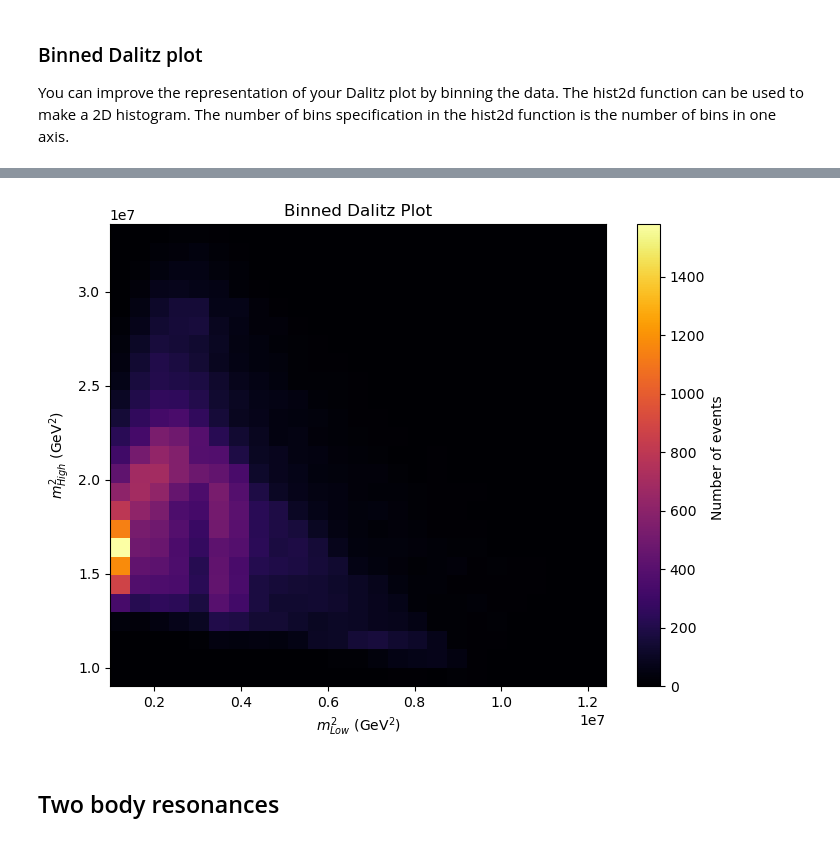
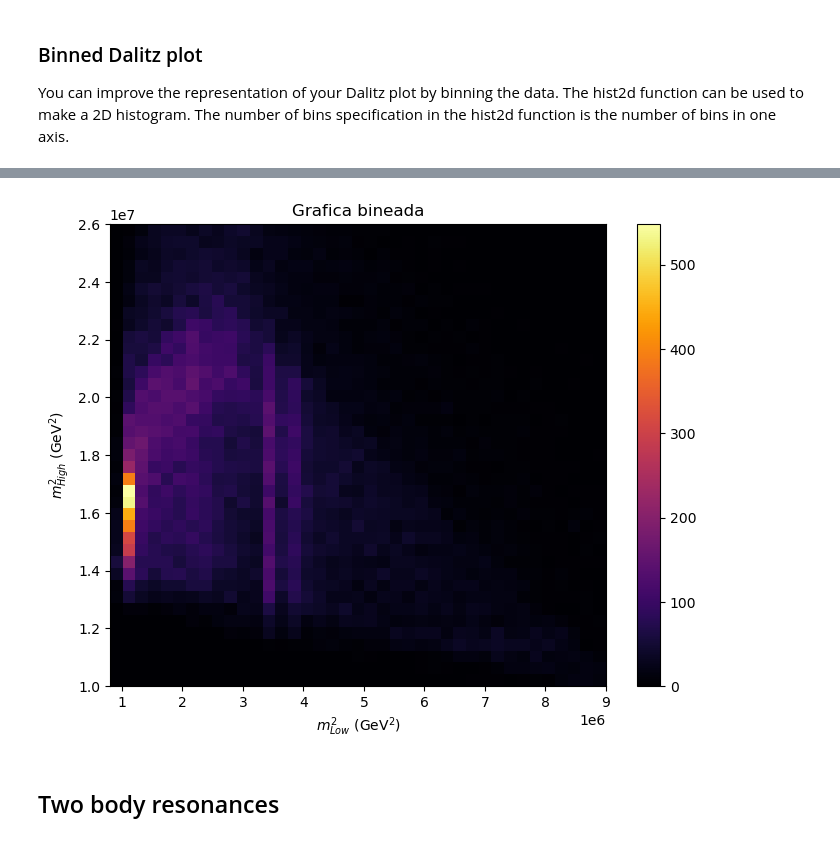
Before and after one commit to JFernando6321/LHCb-Hackathon, a Jupyter notebook: LHCb_Open_Data_Project_PWF.ipynb, the cells around one changed output, grey strips where cells are left out. Saved outputs shown, nothing was run; the diff lists cells and outputs as text; code cells hidden in the pictures.

```diff
--- a/LHCb_Open_Data_Project_PWF.ipynb
+++ b/LHCb_Open_Data_Project_PWF.ipynb
@@ -730,25 +823,22 @@ You can improve the representation of your Dalitz plot by binning the data. The
 # %%
 # plot a binned Dalitz Plot
 # use colorbar() to make a legend for your plot at the side
 plt.figure(figsize=(8, 6))
+# Definir los límites y bins para los histogramas
+bins = [np.linspace(0.8e6, 0.9e7, 40), np.linspace(1e7, 2.6e7, 40)]
 
-
-# Crear un histograma 2D (binned Dalitz plot)
-h, xedges, yedges, im = plt.hist2d(real_data['m_low'], real_data['m_high'], bins=25, cmap='inferno')
+h, xedges, yedges, im = plt.hist2d(real_data['m_low'], real_data['m_high'], bins, cmap='inferno')
 
 # Agregar colorbar para la leyenda
 cbar = plt.colorbar(im)
-cbar.set_label('Number of events ')  # Etiqueta para la barra de color
-
-# Etiquetas y título
+#cbar.set_label('Number of events ')
 plt.xlabel('$m_{Low}^2$ (GeV$^2$)')
 plt.ylabel('$m_{High}^2$ (GeV$^2$)')
-plt.title('Binned Dalitz Plot')
-
-# Mostrar el gráfico
+plt.title('Grafica bineada')
+plt.savefig('gaficaBineadaDreales.png', dpi=300, bbox_inches='tight')
 plt.show()
 # %% [output]
-[figure, old version]
+[figure, new version]
 # %% [markdown]
 ## Two body resonances
 # %% [markdown]
```
Also changed, not shown: parts of 22 cells of this notebook.
